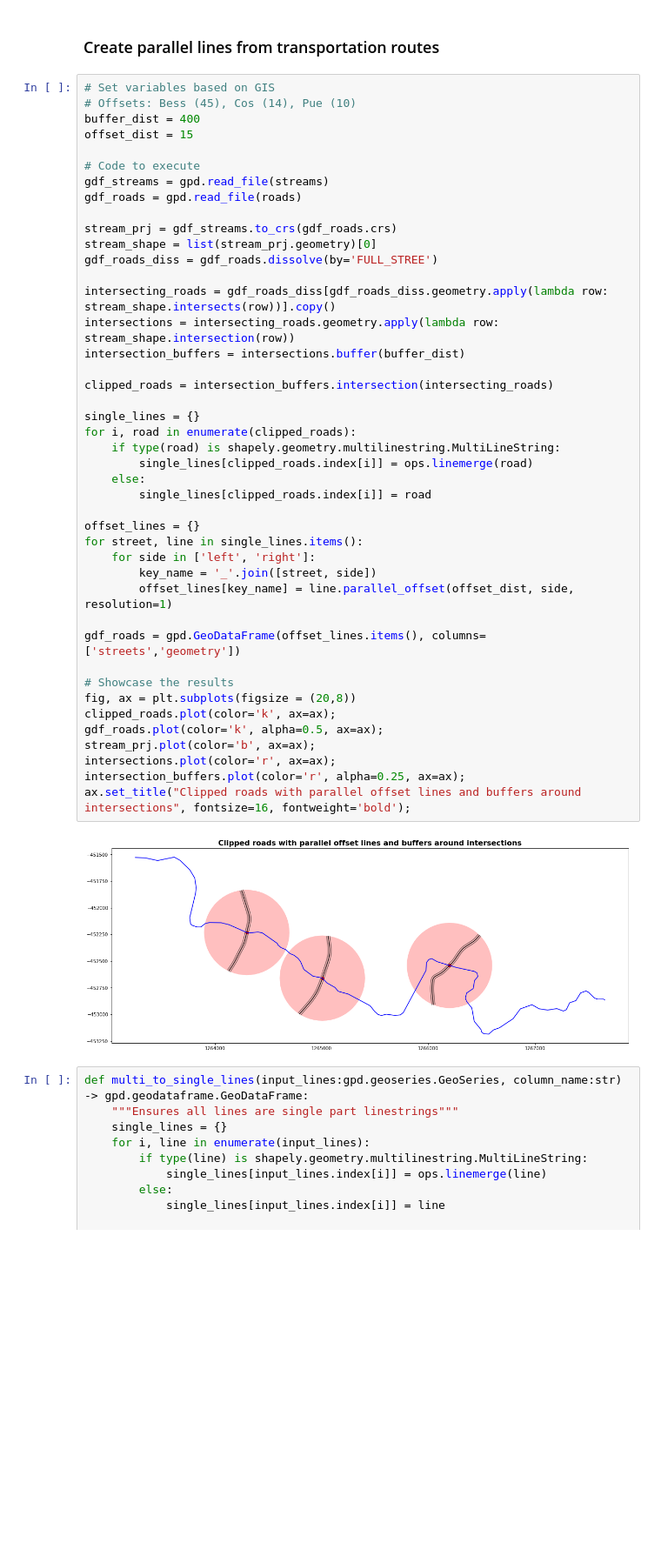
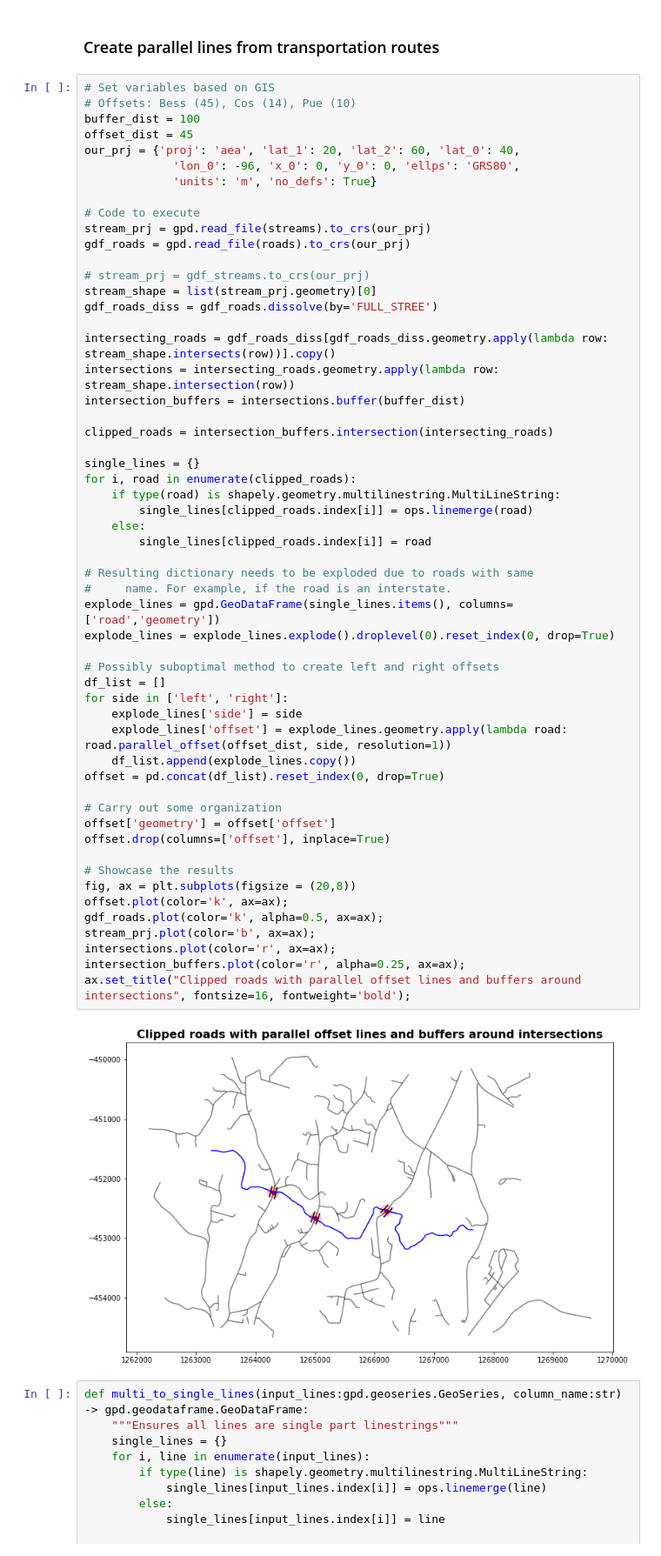
Before and after one commit to Dewberry/fcast, a Jupyter notebook: transit/advanced_profile_creation-Dev.ipynb, the cells around one changed output. Shown at 87% size. Drawn from its saved outputs; the diff is of its cells as text; blank space fills up the shorter version.

```diff
--- a/transit/advanced_profile_creation-Dev.ipynb
+++ b/transit/advanced_profile_creation-Dev.ipynb
@@ -29,48 +29,60 @@ dem = "/mnt/c/gis/fcast_data/tiffs/c67567_aoi.tif"
 # %%
 # Set variables based on GIS
 # Offsets: Bess (45), Cos (14), Pue (10)
-buffer_dist = 400
-offset_dist = 15
+buffer_dist = 100
+offset_dist = 45
+our_prj = {'proj': 'aea', 'lat_1': 20, 'lat_2': 60, 'lat_0': 40,
+             'lon_0': -96, 'x_0': 0, 'y_0': 0, 'ellps': 'GRS80',
+             'units': 'm', 'no_defs': True}
 
 # Code to execute
-gdf_streams = gpd.read_file(streams)
-gdf_roads = gpd.read_file(roads)
+stream_prj = gpd.read_file(streams).to_crs(our_prj)
+gdf_roads = gpd.read_file(roads).to_crs(our_prj)
 
-stream_prj = gdf_streams.to_crs(gdf_roads.crs)
+# stream_prj = gdf_streams.to_crs(our_prj)
 stream_shape = list(stream_prj.geometry)[0]
 gdf_roads_diss = gdf_roads.dissolve(by='FULL_STREE')
 
 intersecting_roads = gdf_roads_diss[gdf_roads_diss.geometry.apply(lambda row: stream_shape.intersects(row))].copy()
 intersections = intersecting_roads.geometry.apply(lambda row: stream_shape.intersection(row))
 intersection_buffers = intersections.buffer(buffer_dist)
 
 clipped_roads = intersection_buffers.intersection(intersecting_roads)
 
 single_lines = {}
 for i, road in enumerate(clipped_roads):
     if type(road) is shapely.geometry.multilinestring.MultiLineString:
         single_lines[clipped_roads.index[i]] = ops.linemerge(road)
     else:
         single_lines[clipped_roads.index[i]] = road
 
-offset_lines = {}
-for street, line in single_lines.items():
-    for side in ['left', 'right']:
-        key_name = '_'.join([street, side])
-        offset_lines[key_name] = line.parallel_offset(offset_dist, side, resolution=1)
+# Resulting dictionary needs to be exploded due to roads with same
+#     name. For example, if the road is an interstate.
+explode_lines = gpd.GeoDataFrame(single_lines.items(), columns=['road','geometry'])
+explode_lines = explode_lines.explode().droplevel(0).reset_index(0, drop=True)
 
-gdf_roads = gpd.GeoDataFrame(offset_lines.items(), columns=['streets','geometry'])
+# Possibly suboptimal method to create left and right offsets
+df_list = []
+for side in ['left', 'right']:
+    explode_lines['side'] = side
+    explode_lines['offset'] = explode_lines.geometry.apply(lambda road: road.parallel_offset(offset_dist, side, resolution=1))
+    df_list.append(explode_lines.copy())
+offset = pd.concat(df_list).reset_index(0, drop=True)
+
+# Carry out some organization
+offset['geometry'] = offset['offset']
+offset.drop(columns=['offset'], inplace=True)
 
 # Showcase the results
 fig, ax = plt.subplots(figsize = (20,8))
-clipped_roads.plot(color='k', ax=ax);
+offset.plot(color='k', ax=ax);
 gdf_roads.plot(color='k', alpha=0.5, ax=ax);
 stream_prj.plot(color='b', ax=ax);
 intersections.plot(color='r', ax=ax);
 intersection_buffers.plot(color='r', alpha=0.25, ax=ax);
 ax.set_title("Clipped roads with parallel offset lines and buffers around intersections", fontsize=16, fontweight='bold');
 # %% [output]
-[figure, old version]
+[figure, new version]
 # %%
 def multi_to_single_lines(input_lines:gpd.geoseries.GeoSeries, column_name:str) -> gpd.geodataframe.GeoDataFrame:
     """Ensures all lines are single part linestrings"""
```
Also changed, not shown: parts of 4 cells of this notebook.
